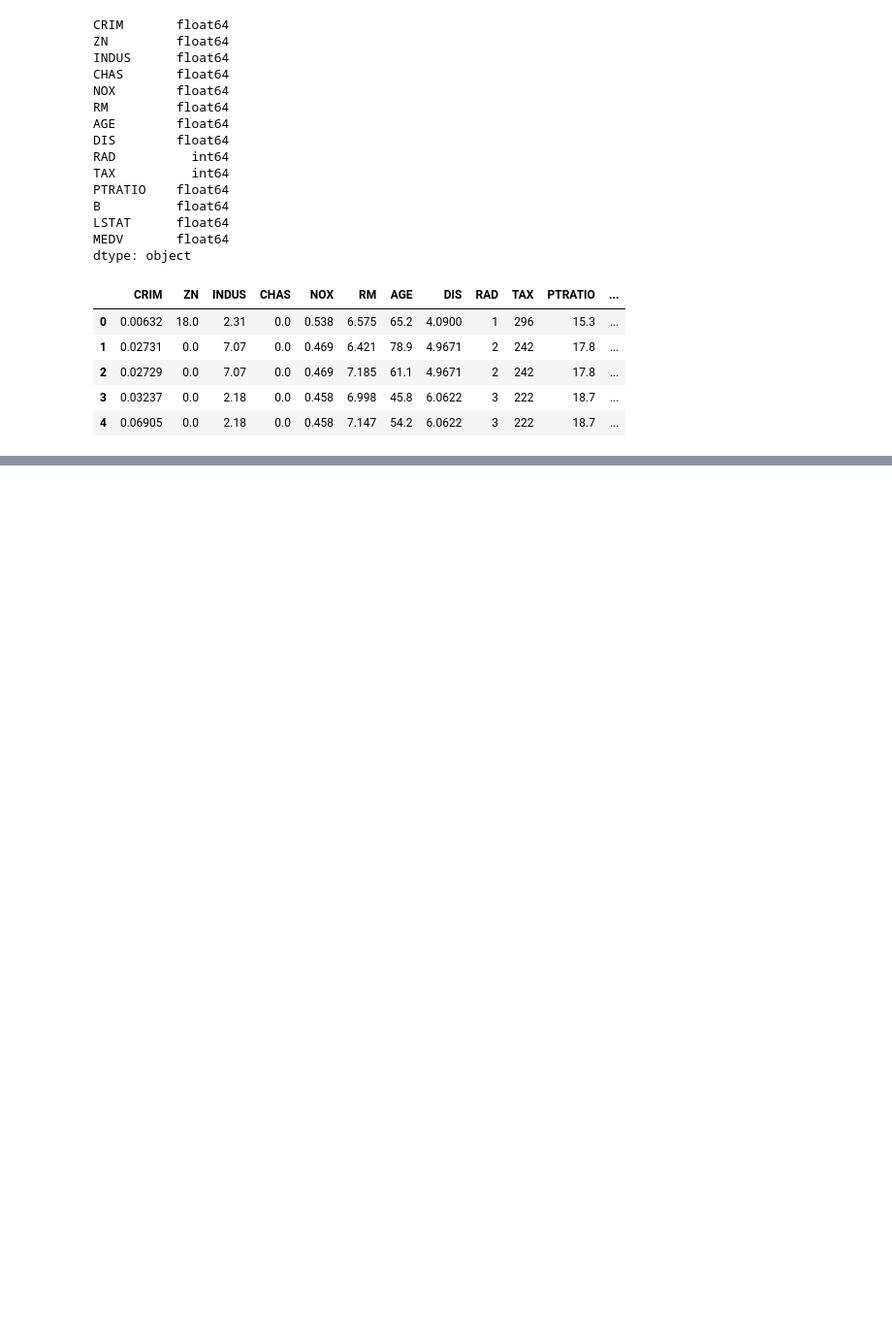
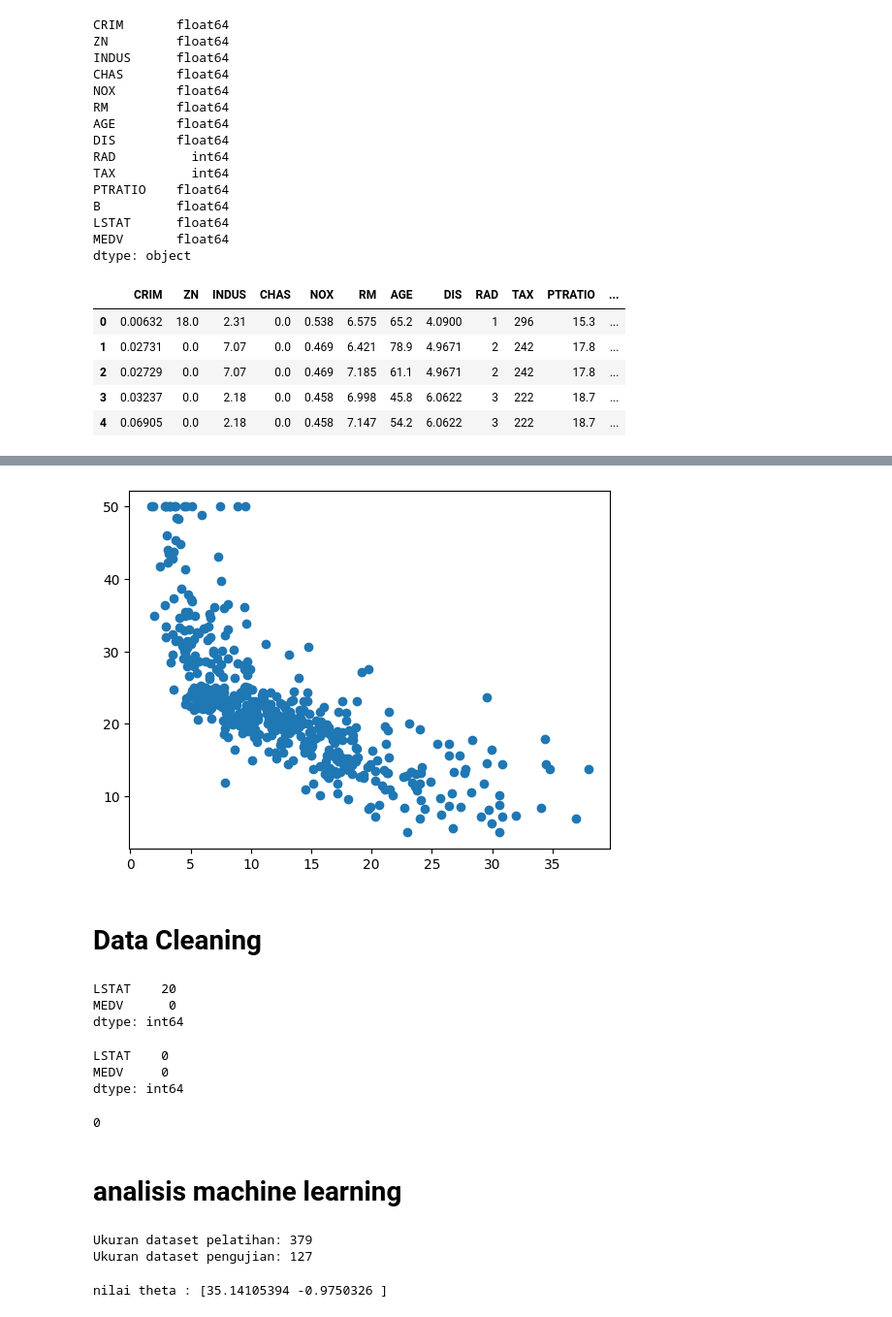
Before and after one commit to ardifjar443/learningMachineLearning, a Jupyter notebook: linear_regresion/project_boston.ipynb, the cells around one changed output, grey strips where cells are left out. Shown at 97% size. Saved outputs shown, nothing was run; the diff lists cells and outputs as text; code cells hidden in the pictures; blank space fills up the shorter version.

```diff
--- a/linear_regresion/project_boston.ipynb
+++ b/linear_regresion/project_boston.ipynb
@@ -51,0 +70,41 @@ plt.show()
+# %%
+plt.scatter(df["LSTAT"], df["MEDV"] )
+plt.show()
+# %% [output]
+[figure, added]
+# %% [markdown]
+# Data Cleaning
+# %%
+print(df[["LSTAT","MEDV"]].isnull().sum())
+# %% [output]
+LSTAT    20
+MEDV      0
+dtype: int64
+# %%
+df['LSTAT'].fillna(df['LSTAT'].mean(), inplace=True)
+print(df[["LSTAT", "MEDV"]].isnull().sum())
+# %% [output]
+LSTAT    0
+MEDV     0
+dtype: int64
+# %%
+print(df.duplicated().sum())
+# %% [output]
+0
+# %% [markdown]
+# analisis machine learning
+# %%
+X = df['LSTAT']# Ganti 'label_column' dengan nama kolom label Anda
+y = df['MEDV']
+
+# Bagi dataset menjadi 75% untuk pelatihan dan 25% untuk pengujian
+X_train, X_test, y_train, y_test = train_test_split(X, y, test_size=0.25, random_state=42)
+
+# 75% data untuk pelatihan
+print("Ukuran dataset pelatihan:", X_train.shape[0])
+
+# 25% data untuk pengujian
+print("Ukuran dataset pengujian:", X_test.shape[0])
+# %% [output]
+Ukuran dataset pelatihan: 379
+Ukuran dataset pengujian: 127
@@ -51,0 +141,4 @@ plt.show()
+# %%
+print(f"nilai theta : {prediksi}")
+# %% [output]
+nilai theta : [35.14105394 -0.9750326 ]
```
Also changed, not shown: parts of 11 cells of this notebook, 1 other file.
